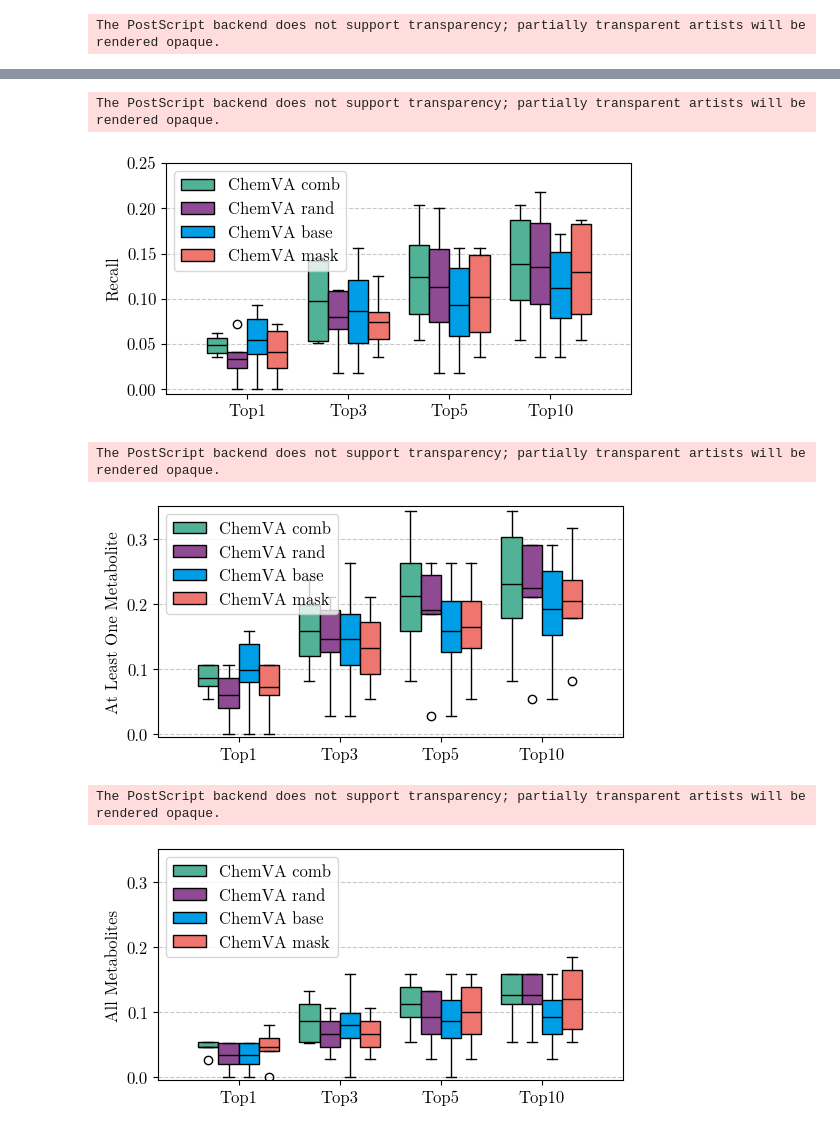
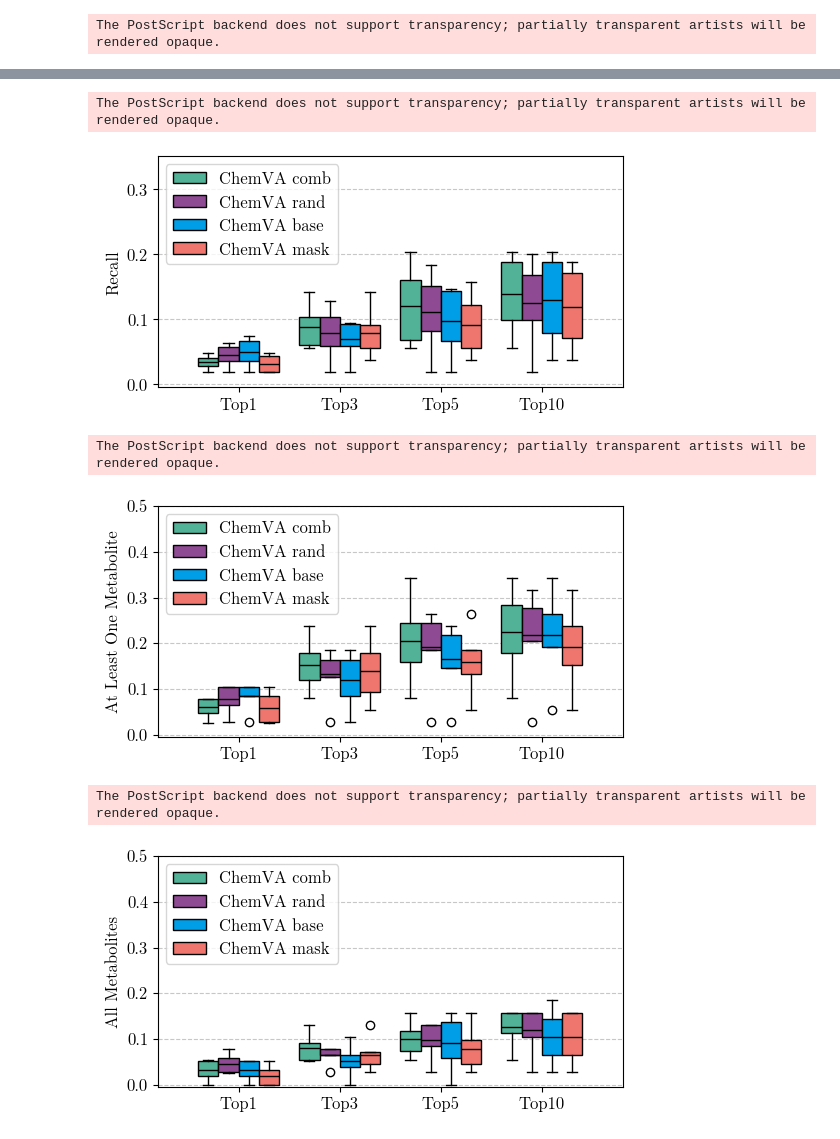
Before and after one commit to tsofiac/LAGOM, a Jupyter notebook: data_analysis/boxplot.ipynb, the cells around one changed output, grey strips where cells are left out. Cells and saved outputs as stored; diff of their text form; code cells hidden in the pictures.

Commit message:
results updated, csp3 missing

```diff
--- a/data_analysis/boxplot.ipynb
+++ b/data_analysis/boxplot.ipynb
@@ -124,10 +103,10 @@ The PostScript backend does not support transparency; partially transparent arti
 # %%
 bs = 4
 
-recall_comb, precision_comb, score1_comb, score_all_comb = score_result('../evaluation/final/result_chemVA_comb.csv', bs, False)
-recall_rand, precision_rand, score1_rand, score_all_rand = score_result('../evaluation/final/result_chemVA_rand.csv', bs, False)
-recall_base, precision_base, score1_base, score_all_base = score_result('../evaluation/final/result_chemVA_base.csv', bs, False)
-recall_mask, precision_mask, score1_mask, score_all_mask = score_result('../evaluation/final/result_chemVA_mask.csv', bs, False)
+recall_comb, precision_comb, score1_comb, score_all_comb = score_result('../evaluation/alohomora/result_chemVA_comb.csv', bs, False)
+recall_rand, precision_rand, score1_rand, score_all_rand = score_result('../evaluation/alohomora/result_chemVA_rand.csv', bs, False)
+recall_base, precision_base, score1_base, score_all_base = score_result('../evaluation/alohomora/result_chemVA_base.csv', bs, False)
+recall_mask, precision_mask, score1_mask, score_all_mask = score_result('../evaluation/alohomora/result_chemVA_mask.csv', bs, False)
 
 data = [precision_comb, precision_rand, precision_base, precision_mask]
 
@@ -136,7 +115,7 @@ ylabel = 'Precision'
 xticks = ['Top1', 'Top3', 'Top5', 'Top10']
 labels = ['ChemVA comb', 'ChemVA rand', 'ChemVA base', 'ChemVA mask']
 
-multi_boxplot(data, xlabel, ylabel, xticks, labels, 'upper right', 'precision_chemVA', 0.25)
+multi_boxplot(data, xlabel, ylabel, xticks, labels, 'upper right', 'precision_chemVA', 0.35)
 
 data = [recall_comb, recall_rand, recall_base, recall_mask]
 
@@ -145,7 +124,7 @@ ylabel = 'Recall'
 xticks = ['Top1', 'Top3', 'Top5', 'Top10']
 labels = ['ChemVA comb', 'ChemVA rand', 'ChemVA base', 'ChemVA mask']
 
-multi_boxplot(data, xlabel, ylabel, xticks, labels, 'upper left', 'recall_chemVA', 0.25)
+multi_boxplot(data, xlabel, ylabel, xticks, labels, 'upper left', 'recall_chemVA', 0.35)
 
 data = [score1_comb[0:4], score1_rand[0:4], score1_base[0:4], score1_mask[0:4]]
 
@@ -154,7 +133,7 @@ ylabel = 'At Least One Metabolite'
 xticks = ['Top1', 'Top3', 'Top5', 'Top10']#, 'All']
 labels = ['ChemVA comb', 'ChemVA rand', 'ChemVA base', 'ChemVA mask']
 
-multi_boxplot(data, xlabel, ylabel, xticks, labels, 'upper left', 'at_least_chemVA', 0.35)
+multi_boxplot(data, xlabel, ylabel, xticks, labels, 'upper left', 'at_least_chemVA', 0.5)
 
 data = [score_all_comb[0:4], score_all_rand[0:4], score_all_base[0:4], score_all_mask[0:4]]
 
@@ -163,6 +142,6 @@ ylabel = 'All Metabolites'
 xticks = ['Top1', 'Top3', 'Top5', 'Top10']#, 'All']
 labels = ['ChemVA comb', 'ChemVA rand', 'ChemVA base', 'ChemVA mask']
 
-multi_boxplot(data, xlabel, ylabel, xticks, labels, 'upper left', 'all_chemVA', 0.35)
+multi_boxplot(data, xlabel, ylabel, xticks, labels, 'upper left', 'all_chemVA', 0.5)
 # %% [output]
 The PostScript backend does not support transparency; partially transparent artists will be rendered opaque.
@@ -170,9 +149,9 @@ The PostScript backend does not support transparency; partially transparent arti
 The PostScript backend does not support transparency; partially transparent artists will be rendered opaque.
-[figure, old version]
+[figure, new version]
 The PostScript backend does not support transparency; partially transparent artists will be rendered opaque.
-[figure, old version]
+[figure, new version]
 The PostScript backend does not support transparency; partially transparent artists will be rendered opaque.
-[figure, old version]
+[figure, new version]
 # %%
 bs = 4
 
```
Also changed, not shown: parts of 8 cells of this notebook, 33 other files.
